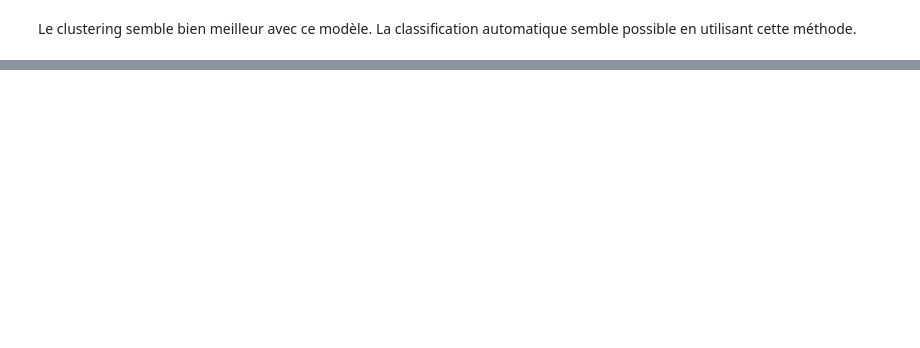
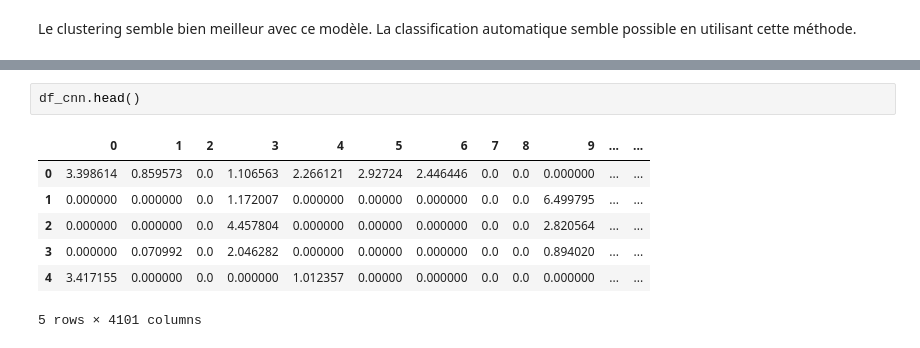
Before and after one commit to ManonVilla/OCProjet6, a Jupyter notebook: VILLA_Manon_3_CCN_Transfert_Learning.ipynb, the cells around one changed output, grey strips where cells are left out. Saved outputs shown, nothing was run; the diff lists cells and outputs as text; blank space fills up the shorter version.

```diff
--- a/VILLA_Manon_3_CCN_Transfert_Learning.ipynb
+++ b/VILLA_Manon_3_CCN_Transfert_Learning.ipynb
@@ -224,0 +267,10 @@ Le clustering semble bien meilleur avec ce modèle. La classification automatiqu
+# %%
+df_cnn.head()
+# %% [output]
+|  | 0 | 1 | 2 | 3 | 4 | 5 | 6 | 7 | 8 | 9 | ... | ... |
+| 0 | 3.398614 | 0.859573 | 0.0 | 1.106563 | 2.266121 | 2.92724 | 2.446446 | 0.0 | 0.0 | 0.000000 | ... | ... |
+| 1 | 0.000000 | 0.000000 | 0.0 | 1.172007 | 0.000000 | 0.00000 | 0.000000 | 0.0 | 0.0 | 6.499795 | ... | ... |
+| 2 | 0.000000 | 0.000000 | 0.0 | 4.457804 | 0.000000 | 0.00000 | 0.000000 | 0.0 | 0.0 | 2.820564 | ... | ... |
+| 3 | 0.000000 | 0.070992 | 0.0 | 2.046282 | 0.000000 | 0.00000 | 0.000000 | 0.0 | 0.0 | 0.894020 | ... | ... |
+| 4 | 3.417155 | 0.000000 | 0.0 | 0.000000 | 1.012357 | 0.00000 | 0.000000 | 0.0 | 0.0 | 0.000000 | ... | ... |
+5 rows × 4101 columns
```
Also changed, not shown: parts of 39 cells of this notebook, 2 other files.
